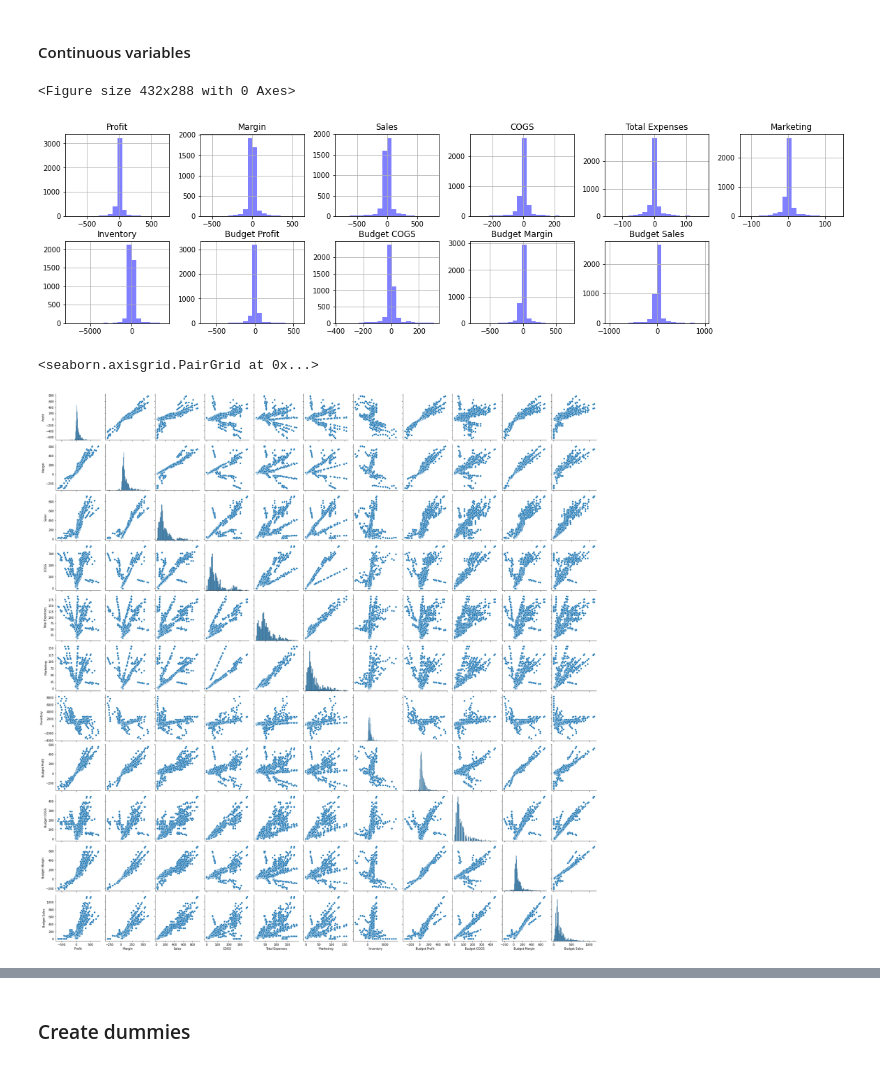
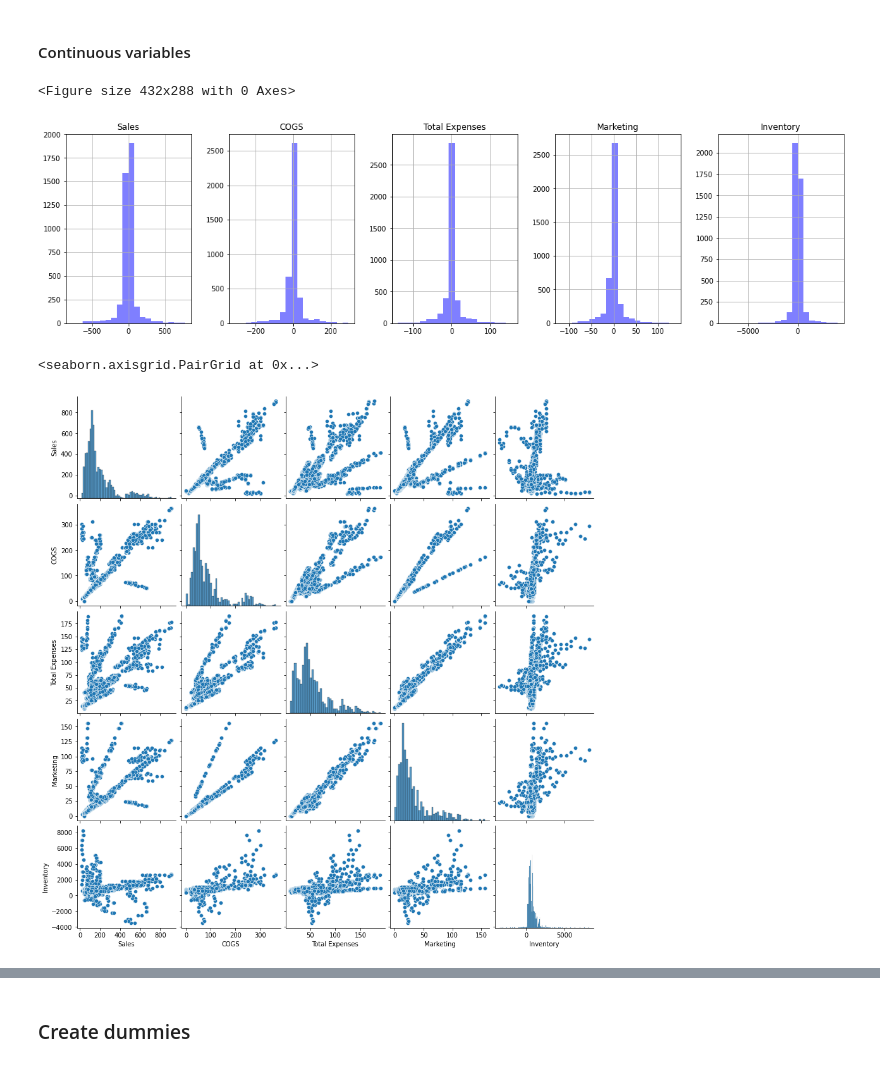
Before and after one commit to rafal-mokrzycki/us-stores-sales, a Jupyter notebook: us-stores-sales.ipynb, the cells around one changed output, grey strips where cells are left out. Cells and saved outputs as stored; diff of their text form; code cells hidden in the pictures.

```diff
--- a/us-stores-sales.ipynb
+++ b/us-stores-sales.ipynb
@@ -105,4 +113,4 @@ df.head()
 # %% [markdown]
 Data types are mostly of type "object" although most of them are in fact of type "category" (State, Market, Market Size, Product Type, Product, Type) one is a Timestamp (Date). Therefore, in the next step the data type will be changed.
 # %%
-df[['Area Code', 'State', 'Market', 'Market Size', 'Product Type', 'Product', 'Type']] = df[['Area Code', 'State', 'Market', 'Market Size', 'Product Type', 'Product', 'Type']].apply(lambda x: x.astype('category'))
+df[['Area Code', 'State', 'Market', 'Market Size', 'Product Type',  'Type']] = df[['Area Code', 'State', 'Market', 'Market Size', 'Product Type', 'Type']].apply(lambda x: x.astype('category'))
@@ -218,15 +187,15 @@ df['Type'].value_counts().plot(kind='barh')
 #### Continuous variables
 # %%
 plt.figure();
-df[['Profit', 'Margin', 'Sales', 'COGS', 'Total Expenses','Marketing','Inventory','Budget Profit','Budget COGS','Budget Margin','Budget Sales']].diff().hist(color="b", alpha=0.5, bins=20, layout=(2,6), figsize=(20,5));
+df[['Sales', 'COGS', 'Total Expenses','Marketing','Inventory']].diff().hist(color="b", alpha=0.5, bins=20, layout=(1,5), figsize=(20,5));
 # %% [output]
 <Figure size 432x288 with 0 Axes>
-[figure, old version]
+[figure, new version]
 # %%
-sns.pairplot(df, )
+sns.pairplot(df)
 # %% [output]
 <seaborn.axisgrid.PairGrid at 0x...>
-[figure, old version]
+[figure, new version]
 # %%
 sns.pairplot(df, hue='Product Type')
 # %% [output]
```
Also changed, not shown: parts of 18 cells of this notebook.
